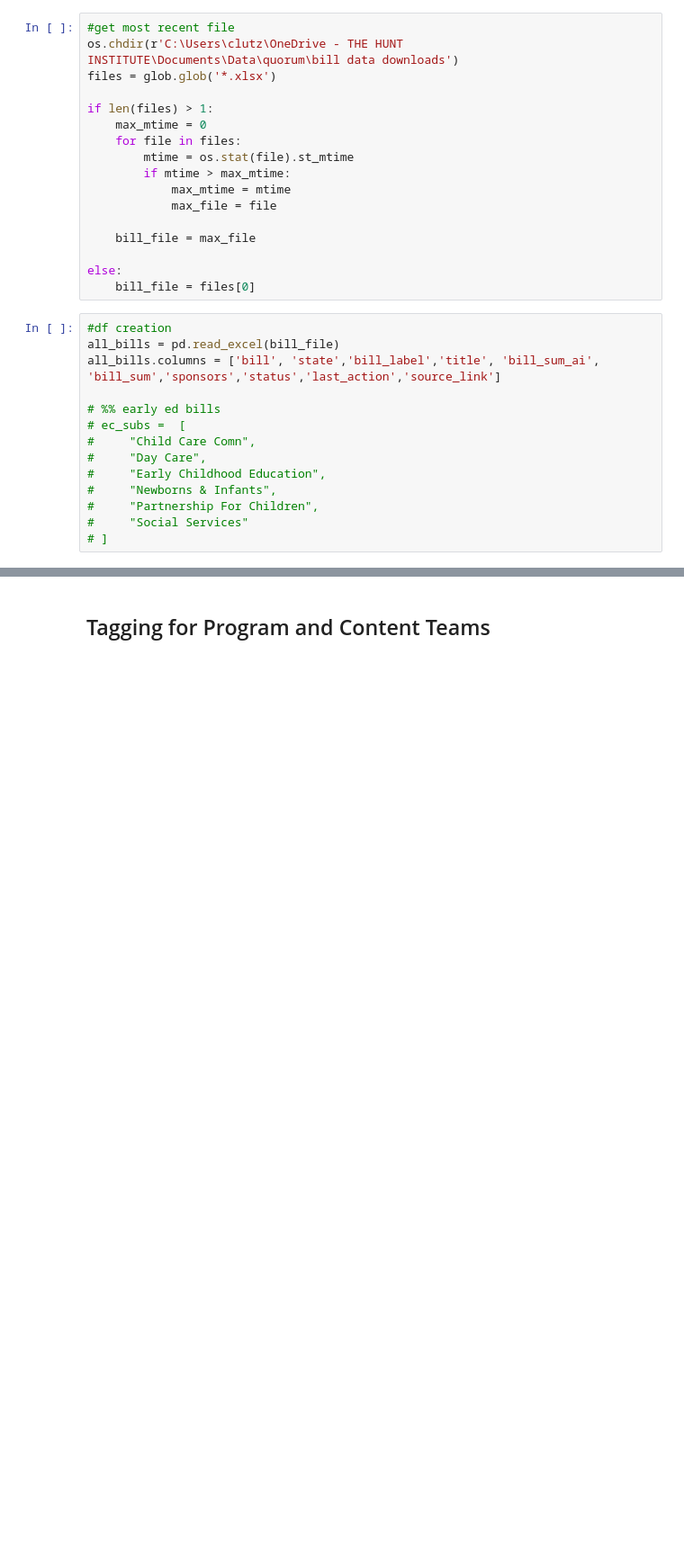
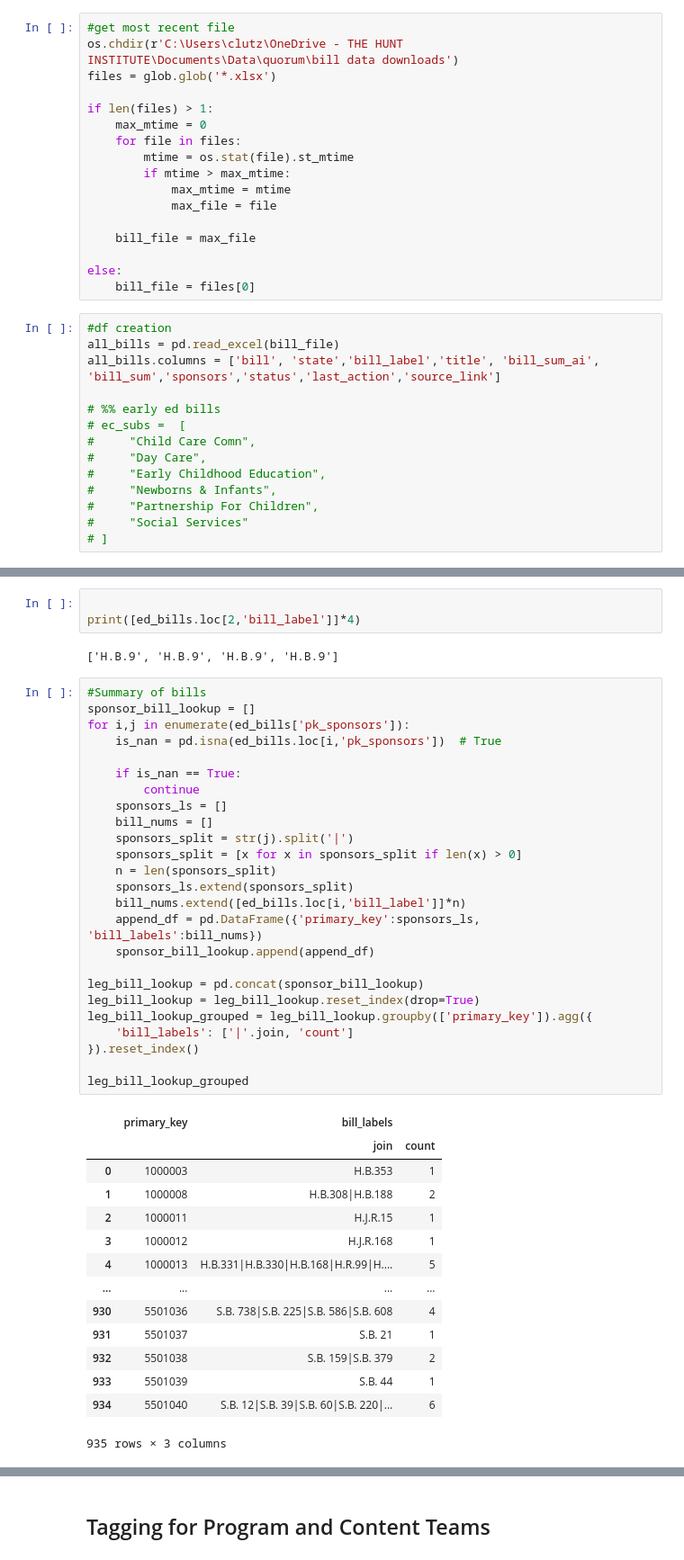
Before and after one commit to cnlutz20/THI_CPRL, a Jupyter notebook: quorum_bill_pulling.ipynb, the cells around one changed output, grey strips where cells are left out. Shown at 90% size. Cells and saved outputs as stored; diff of their text form; blank space fills up the shorter version.

Commit message:
able to get primary_key set up no working on pulling all together in database

```diff
--- a/quorum_bill_pulling.ipynb
+++ b/quorum_bill_pulling.ipynb
@@ -78,0 +185,45 @@ ed_bills.to_excel(r'C:\Users\clutz\OneDrive - THE HUNT INSTITUTE\Documents\Data\
+# %%
+
+print([ed_bills.loc[2,'bill_label']]*4)
+# %% [output]
+['H.B.9', 'H.B.9', 'H.B.9', 'H.B.9']
+# %%
+#Summary of bills
+sponsor_bill_lookup = []
+for i,j in enumerate(ed_bills['pk_sponsors']):
+    is_nan = pd.isna(ed_bills.loc[i,'pk_sponsors'])  # True
+
+    if is_nan == True:
+        continue
+    sponsors_ls = []
+    bill_nums = []
+    sponsors_split = str(j).split('|')
+    sponsors_split = [x for x in sponsors_split if len(x) > 0]
+    n = len(sponsors_split)
+    sponsors_ls.extend(sponsors_split)
+    bill_nums.extend([ed_bills.loc[i,'bill_label']]*n)
+    append_df = pd.DataFrame({'primary_key':sponsors_ls, 'bill_labels':bill_nums})
+    sponsor_bill_lookup.append(append_df)
+
+leg_bill_lookup = pd.concat(sponsor_bill_lookup)
+leg_bill_lookup = leg_bill_lookup.reset_index(drop=True)
+leg_bill_lookup_grouped = leg_bill_lookup.groupby(['primary_key']).agg({
+    'bill_labels': ['|'.join, 'count']
+}).reset_index()
+
+leg_bill_lookup_grouped
+# %% [output]
+|  | primary_key | bill_labels |  |
+|  |  | join | count |
+| 0 | 1000003 | H.B.353 | 1 |
+| 1 | 1000008 | H.B.308|H.B.188 | 2 |
+| 2 | 1000011 | H.J.R.15 | 1 |
+| 3 | 1000012 | H.J.R.168 | 1 |
+| 4 | 1000013 | H.B.331|H.B.330|H.B.168|H.R.99|H.... | 5 |
+| ... | ... | ... | ... |
+| 930 | 5501036 | S.B. 738|S.B. 225|S.B. 586|S.B. 608 | 4 |
+| 931 | 5501037 | S.B. 21 | 1 |
+| 932 | 5501038 | S.B. 159|S.B. 379 | 2 |
+| 933 | 5501039 | S.B. 44 | 1 |
+| 934 | 5501040 | S.B. 12|S.B. 39|S.B. 60|S.B. 220|... | 6 |
+935 rows × 3 columns
```
Also changed, not shown: parts of 7 cells of this notebook, 3 other files.
